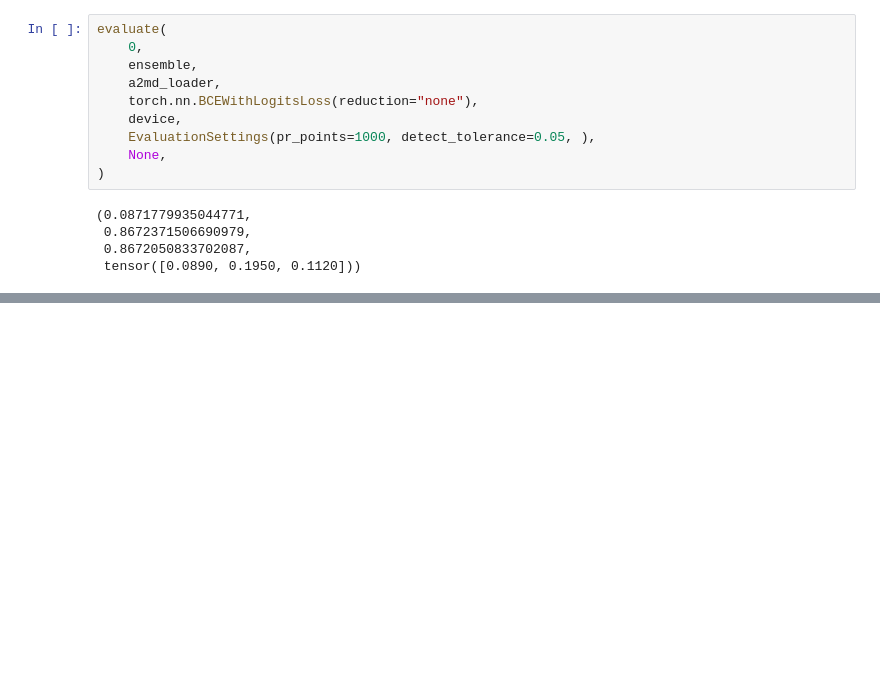
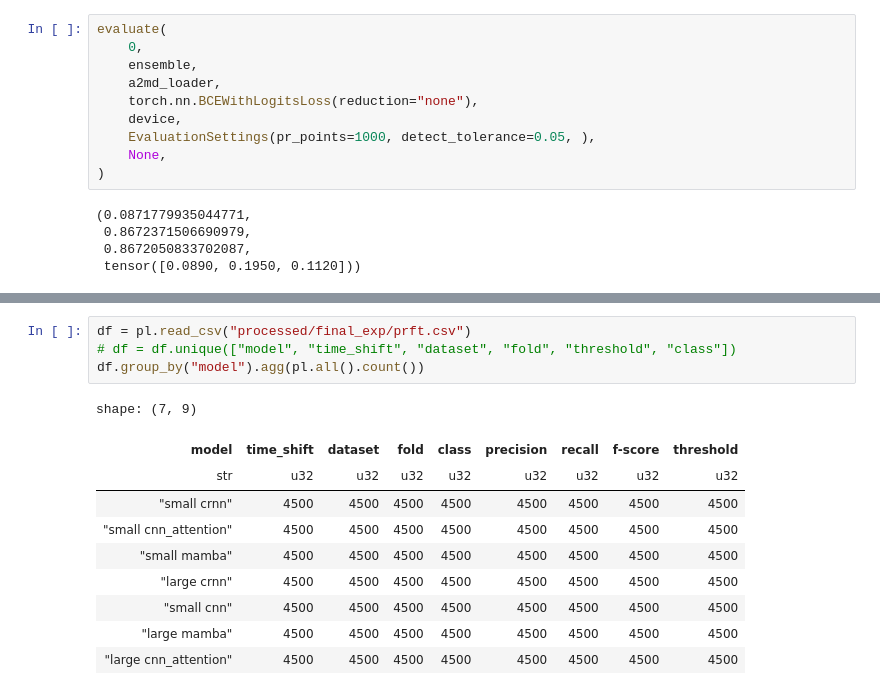
Before and after one commit to MarcelLieb/Automatic-Drum-Transcription, a Jupyter notebook: evaluate_experiments.ipynb, the cells around one changed output, grey strips where cells are left out. Saved outputs shown, nothing was run; the diff lists cells and outputs as text; blank space fills up the shorter version.

```diff
--- a/evaluate_experiments.ipynb
+++ b/evaluate_experiments.ipynb
@@ -1193,0 +1564,15 @@ evaluate(
+# %%
+df = pl.read_csv("processed/final_exp/prft.csv")
+# df = df.unique(["model", "time_shift", "dataset", "fold", "threshold", "class"])
+df.group_by("model").agg(pl.all().count())
+# %% [output]
+shape: (7, 9)
+| model | time_shift | dataset | fold | class | precision | recall | f-score | threshold |
+| str | u32 | u32 | u32 | u32 | u32 | u32 | u32 | u32 |
+| "small crnn" | 4500 | 4500 | 4500 | 4500 | 4500 | 4500 | 4500 | 4500 |
+| "small cnn_attention" | 4500 | 4500 | 4500 | 4500 | 4500 | 4500 | 4500 | 4500 |
+| "small mamba" | 4500 | 4500 | 4500 | 4500 | 4500 | 4500 | 4500 | 4500 |
+| "large crnn" | 4500 | 4500 | 4500 | 4500 | 4500 | 4500 | 4500 | 4500 |
+| "small cnn" | 4500 | 4500 | 4500 | 4500 | 4500 | 4500 | 4500 | 4500 |
+| "large mamba" | 4500 | 4500 | 4500 | 4500 | 4500 | 4500 | 4500 | 4500 |
+| "large cnn_attention" | 4500 | 4500 | 4500 | 4500 | 4500 | 4500 | 4500 | 4500 |
```
Also changed, not shown: parts of 42 cells of this notebook.
